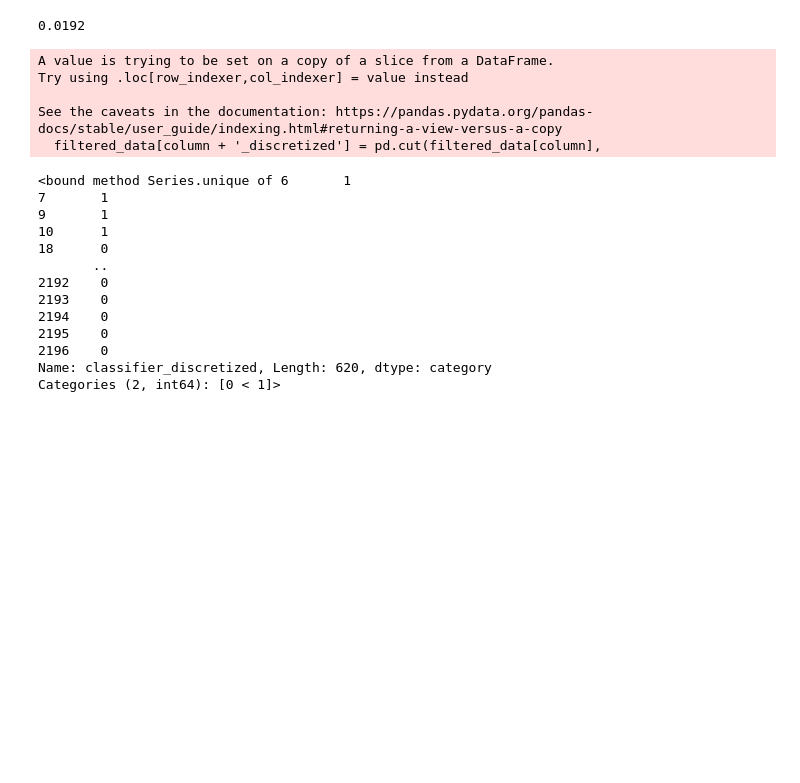
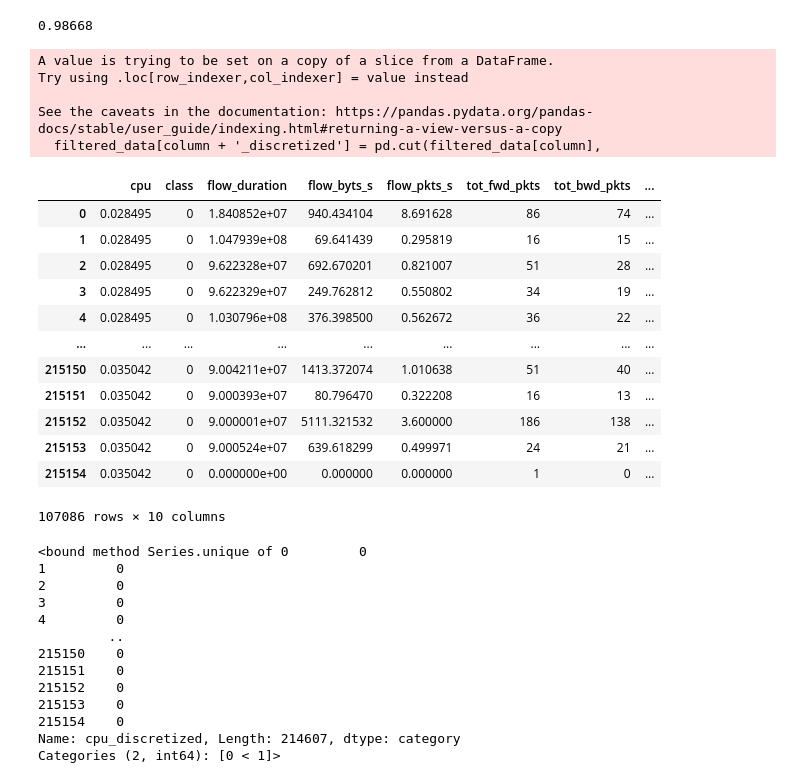
Before and after one commit to RedaMorsli/mlids_impact_analysis, a Jupyter notebook: analysis.ipynb, the cells around one changed output. Cells and saved outputs as stored; diff of their text form; code cells hidden in the pictures; blank space fills up the shorter version.

```diff
--- a/analysis.ipynb
+++ b/analysis.ipynb
@@ -83,44 +76,59 @@ dendrogram(Z, labels=df_corr.columns, orientation='top',
 # %%
 import numpy as np
 def discretize_by_median(data, column, median_value, margin=0.0):
     # Define the margin around the median
     lower_bound = median_value - margin
     upper_bound = median_value + margin
 
     # Filter out points around the median
     filtered_data = data[(data[column] < lower_bound) | (data[column] > upper_bound)]
 
     # Discretize the filtered data
     filtered_data[column + '_discretized'] = pd.cut(filtered_data[column],
                                                     bins=[filtered_data[column].min(), median_value, filtered_data[column].max()],
                                                     labels=[0, 1])
     return filtered_data
 
-print(np.median(df['classifier']))
-df= discretize_by_median(df, 'classifier', np.median(df['classifier']) )
+print(np.median(df['cpu_total']))
+df= discretize_by_median(df, 'cpu_total', np.median(df['cpu_total']) )
+df[df['cpu_total_discretized']==0]
 # %% [output]
-0.0192
+0.98668
 A value is trying to be set on a copy of a slice from a DataFrame.
 Try using .loc[row_indexer,col_indexer] = value instead
 
 See the caveats in the documentation: https://pandas.pydata.org/pandas-docs/stable/user_guide/indexing.html#returning-a-view-versus-a-copy
   filtered_data[column + '_discretized'] = pd.cut(filtered_data[column],
+|  | cpu | class | flow_duration | flow_byts_s | flow_pkts_s | tot_fwd_pkts | tot_bwd_pkts | ... |
+| 0 | 0.028495 | 0 | 1.840852e+07 | 940.434104 | 8.691628 | 86 | 74 | ... |
+| 1 | 0.028495 | 0 | 1.047939e+08 | 69.641439 | 0.295819 | 16 | 15 | ... |
+| 2 | 0.028495 | 0 | 9.622328e+07 | 692.670201 | 0.821007 | 51 | 28 | ... |
+| 3 | 0.028495 | 0 | 9.622329e+07 | 249.762812 | 0.550802 | 34 | 19 | ... |
+| 4 | 0.028495 | 0 | 1.030796e+08 | 376.398500 | 0.562672 | 36 | 22 | ... |
+| ... | ... | ... | ... | ... | ... | ... | ... | ... |
+| 215150 | 0.035042 | 0 | 9.004211e+07 | 1413.372074 | 1.010638 | 51 | 40 | ... |
+| 215151 | 0.035042 | 0 | 9.000393e+07 | 80.796470 | 0.322208 | 16 | 13 | ... |
+| 215152 | 0.035042 | 0 | 9.000001e+07 | 5111.321532 | 3.600000 | 186 | 138 | ... |
+| 215153 | 0.035042 | 0 | 9.000524e+07 | 639.618299 | 0.499971 | 24 | 21 | ... |
+| 215154 | 0.035042 | 0 | 0.000000e+00 | 0.000000 | 0.000000 | 1 | 0 | ... |
+107086 rows × 10 columns
 # %%
-X= df.drop(['flow_iat_mean', 'flow_iat_std', 'flow_iat_mean', 'fwd_pkts_b_avg', 'fwd_byts_b_avg', 'subflow_bwd_pkts', 'tot_bwd_pkts', 'fwd_pkts_s', 'bwd_byts_b_avg', 'bwd_blk_rate_avg', 'bwd_pkts_s', 'subflow_bwd_pkts', 'totlen_bwd_pkts', 'bwd_header_len', 'flow_pkts_s', 'fwd_pkt_len_mean', 'fwd_seg_size_avg', 'fwd_pkt_len_std', 'pkt_len_max', 'pkt_len_mean', 'pkt_size_avg', 'pkt_len_std', 'pkt_len_var', 'flow_byts_s', 'totlen_bwd_pkts', 'flow_iat_max', 'idle_max', 'fwd_pkt_len_min', 'nb_flows', 'active_mean', 'active_max', 'active_std', 'subflow_bwd_pkts', 'totlen_bwd_pkts', 'bwd_pkt_len_std', 'bwd_seg_size_avg', 'bwd_pkt_len_mean', 'bwd_pkt_len_max', 'fwd_seg_size_min', 'down_up_ratio', 'bwd_iat_tot', 'init_bwd_win_byts', 'bwd_iat_mean', 'bwd_iat_max', 'fwd_iat_min', 'nb_ports', 'init_fwd_win_byts', 'bwd_iat_min', 'tot_fwd_pkts', 'subflow_bwd_byts', 'totlen_fwd_pkts', 'subflow_fwd_pkts', 'subflow_fwd_byts', 'classifier', 'classifier_discretized'], axis=1)
-Y= df['classifier_discretized']
+# X= df.drop(['flow_iat_mean', 'flow_iat_std', 'flow_iat_mean', 'fwd_pkts_b_avg', 'fwd_byts_b_avg', 'subflow_bwd_pkts', 'tot_bwd_pkts', 'fwd_pkts_s', 'bwd_byts_b_avg', 'bwd_blk_rate_avg', 'bwd_pkts_s', 'subflow_bwd_pkts', 'totlen_bwd_pkts', 'bwd_header_len', 'flow_pkts_s', 'fwd_pkt_len_mean', 'fwd_seg_size_avg', 'fwd_pkt_len_std', 'pkt_len_max', 'pkt_len_mean', 'pkt_size_avg', 'pkt_len_std', 'pkt_len_var', 'flow_byts_s', 'totlen_bwd_pkts', 'flow_iat_max', 'idle_max', 'fwd_pkt_len_min', 'nb_flows', 'active_mean', 'active_max', 'active_std', 'subflow_bwd_pkts', 'totlen_bwd_pkts', 'bwd_pkt_len_std', 'bwd_seg_size_avg', 'bwd_pkt_len_mean', 'bwd_pkt_len_max', 'fwd_seg_size_min', 'down_up_ratio', 'bwd_iat_tot', 'init_bwd_win_byts', 'bwd_iat_mean', 'bwd_iat_max', 'fwd_iat_min', 'nb_ports', 'init_fwd_win_byts', 'bwd_iat_min', 'tot_fwd_pkts', 'subflow_bwd_byts', 'totlen_fwd_pkts', 'subflow_fwd_pkts', 'subflow_fwd_byts', 'classifier', 'classifier_discretized'], axis=1)
+X= df.drop(['cpu_total_discretized','cpu_total'], axis=1)
+Y= df['cpu_total_discretized']
 print(Y.unique)
 # %% [output]
-<bound method Series.unique of 6       1
-7       1
-9       1
-10      1
-18      0
-       ..
-2192    0
-2193    0
-2194    0
-2195    0
-2196    0
-Name: classifier_discretized, Length: 620, dtype: category
+<bound method Series.unique of 0         0
+1         0
+2         0
+3         0
+4         0
+         ..
+215150    0
+215151    0
+215152    0
+215153    0
+215154    0
+Name: cpu_discretized, Length: 214607, dtype: category
 Categories (2, int64): [0 < 1]>
 # %%
```
Also changed, not shown: parts of 12 cells of this notebook.
